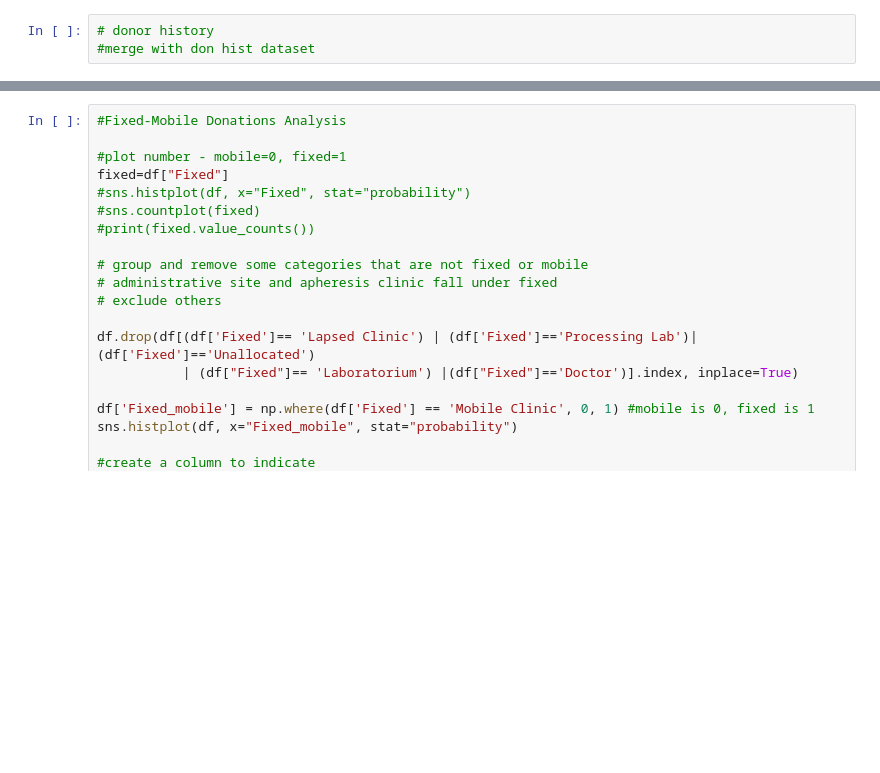
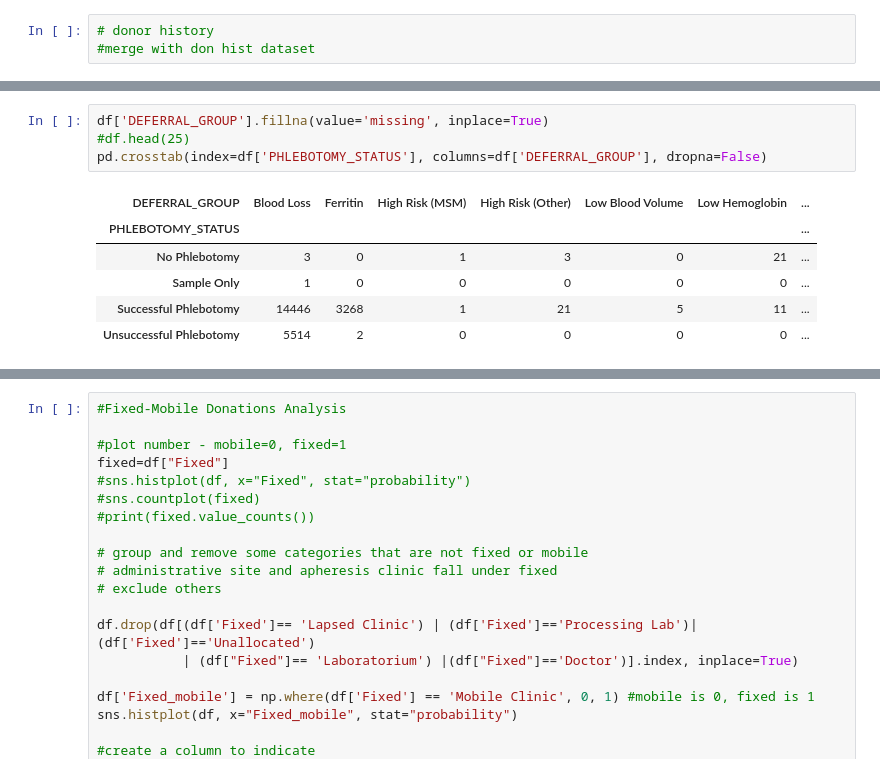
Before and after one commit to altonrus/donor-return-dynamics, a Jupyter notebook: 2_scripts/01_2_preprocessing(vitalant).ipynb, the cells around one changed output, grey strips where cells are left out. Cells and saved outputs as stored; diff of their text form; blank space fills up the shorter version.

```diff
--- a/2_scripts/01_2_preprocessing(vitalant).ipynb
+++ b/2_scripts/01_2_preprocessing(vitalant).ipynb
@@ -70,2 +82,13 @@ print(len(df))#total observations
+# %%
+df['DEFERRAL_GROUP'].fillna(value='missing', inplace=True)
+#df.head(25)
+pd.crosstab(index=df['PHLEBOTOMY_STATUS'], columns=df['DEFERRAL_GROUP'], dropna=False)
+# %% [output]
+| DEFERRAL_GROUP | Blood Loss | Ferritin | High Risk (MSM) | High Risk (Other) | Low Blood Volume | Low Hemoglobin | ... |
+| PHLEBOTOMY_STATUS |  |  |  |  |  |  | ... |
+| No Phlebotomy | 3 | 0 | 1 | 3 | 0 | 21 | ... |
+| Sample Only | 1 | 0 | 0 | 0 | 0 | 0 | ... |
+| Successful Phlebotomy | 14446 | 3268 | 1 | 21 | 5 | 11 | ... |
+| Unsuccessful Phlebotomy | 5514 | 2 | 0 | 0 | 0 | 0 | ... |
 # %%
 #add censored column (indicates whether row is right censored) 0-censored, 1-notcensored
```
Also changed, not shown: parts of 6 cells of this notebook, 4 other files.
